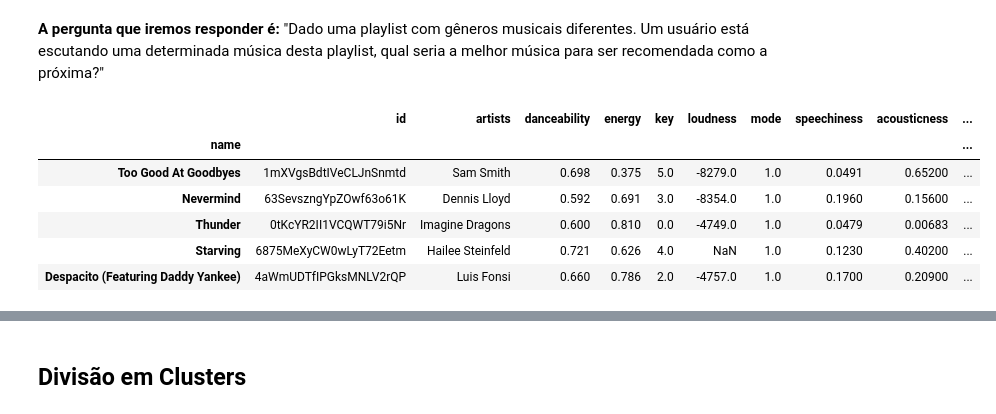
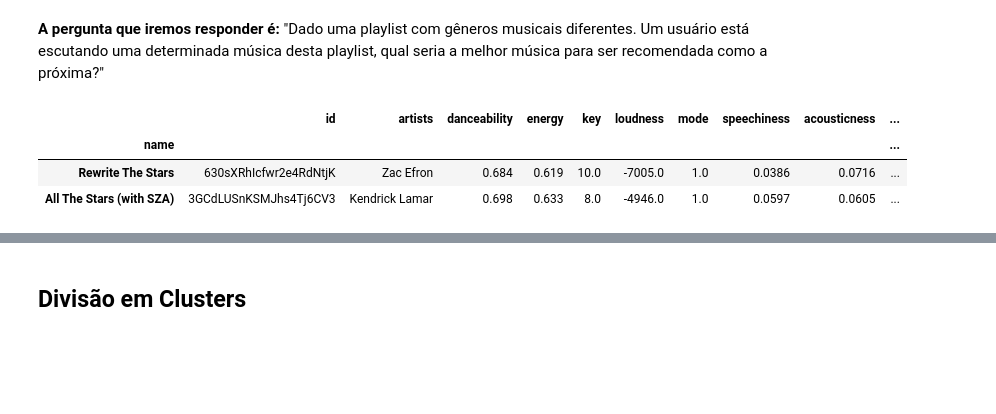
Before and after one commit to ellenbs/Projeto3CD, a Jupyter notebook: Clusterização.ipynb, the cells around one changed output, grey strips where cells are left out. Cells and saved outputs as stored; diff of their text form; code cells hidden in the pictures; blank space fills up the shorter version.

```diff
--- a/Clusterização.ipynb
+++ b/Clusterização.ipynb
@@ -31,13 +31,10 @@ np.random.seed(42)
 # %%
 top_2017_2018_teste, top_2017_2018_treinamento = train_test_split(pd.read_excel("top2018_2017.xlsx", index_col=1),train_size=0.20)
 # %%
-top_2017_2018_treinamento.head()
+top_2017_2018_treinamento.head(2)
 # %% [output]
 |  | id | artists | danceability | energy | key | loudness | mode | speechiness | acousticness | ... |
 | name |  |  |  |  |  |  |  |  |  | ... |
-| Too Good At Goodbyes | 1mXVgsBdtIVeCLJnSnmtd | Sam Smith | 0.698 | 0.375 | 5.0 | -8279.0 | 1.0 | 0.0491 | 0.65200 | ... |
-| Nevermind | 63SevszngYpZOwf63o61K | Dennis Lloyd | 0.592 | 0.691 | 3.0 | -8354.0 | 1.0 | 0.1960 | 0.15600 | ... |
-| Thunder | 0tKcYR2II1VCQWT79i5Nr | Imagine Dragons | 0.600 | 0.810 | 0.0 | -4749.0 | 1.0 | 0.0479 | 0.00683 | ... |
-| Starving | 6875MeXyCW0wLyT72Eetm | Hailee Steinfeld | 0.721 | 0.626 | 4.0 | NaN | 1.0 | 0.1230 | 0.40200 | ... |
-| Despacito (Featuring Daddy Yankee) | 4aWmUDTfIPGksMNLV2rQP | Luis Fonsi | 0.660 | 0.786 | 2.0 | -4757.0 | 1.0 | 0.1700 | 0.20900 | ... |
+| Rewrite The Stars | 630sXRhIcfwr2e4RdNtjK | Zac Efron | 0.684 | 0.619 | 10.0 | -7005.0 | 1.0 | 0.0386 | 0.0716 | ... |
+| All The Stars (with SZA) | 3GCdLUSnKSMJhs4Tj6CV3 | Kendrick Lamar | 0.698 | 0.633 | 8.0 | -4946.0 | 1.0 | 0.0597 | 0.0605 | ... |
 # %%
```
Also changed, not shown: parts of 23 cells of this notebook.
